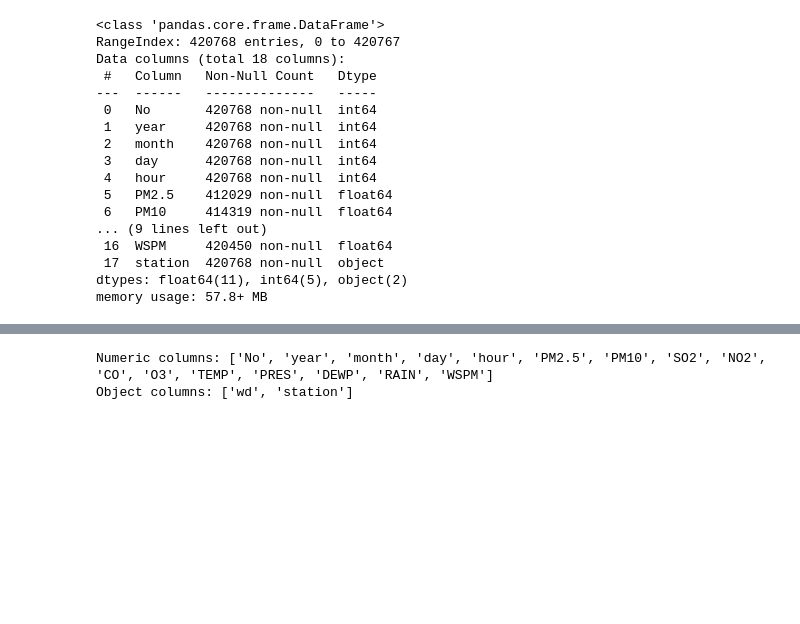
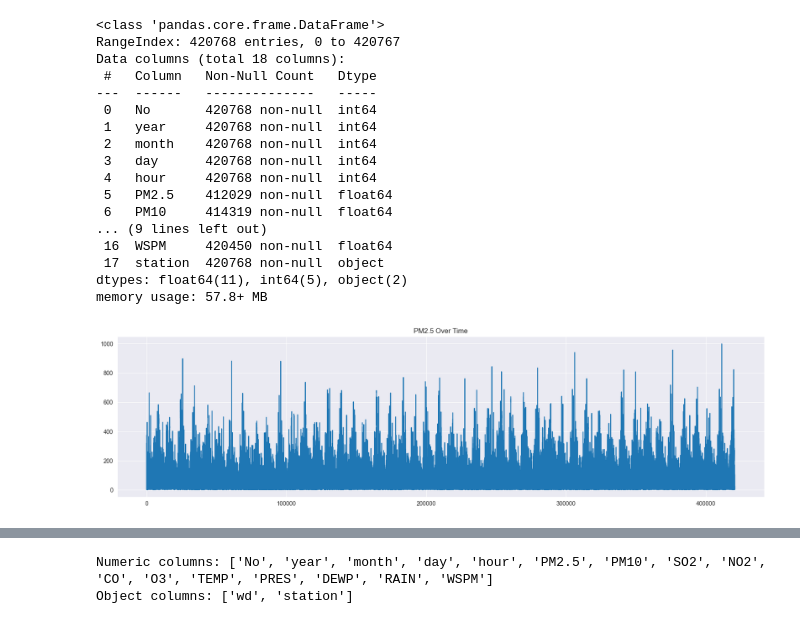
Before and after one commit to ecbassey/WK3_Project_ADVML_TimeSeries, a Jupyter notebook: Project_Week3.ipynb, the cells around one changed output, grey strips where cells are left out. Drawn from its saved outputs; the diff is of its cells as text; code cells hidden in the pictures; blank space fills up the shorter version.

```diff
--- a/Project_Week3.ipynb
+++ b/Project_Week3.ipynb
@@ -91,3 +91,8 @@ Data columns (total 18 columns):
  17  station  420768 non-null  object
 dtypes: float64(11), int64(5), object(2)
 memory usage: 57.8+ MB
+# %%
+df['PM2.5'].plot(title='PM2.5 Over Time', figsize=(20, 5))
+plt.show()
+# %% [output]
+[figure, added]
```
Also changed, not shown: parts of 31 cells of this notebook.
